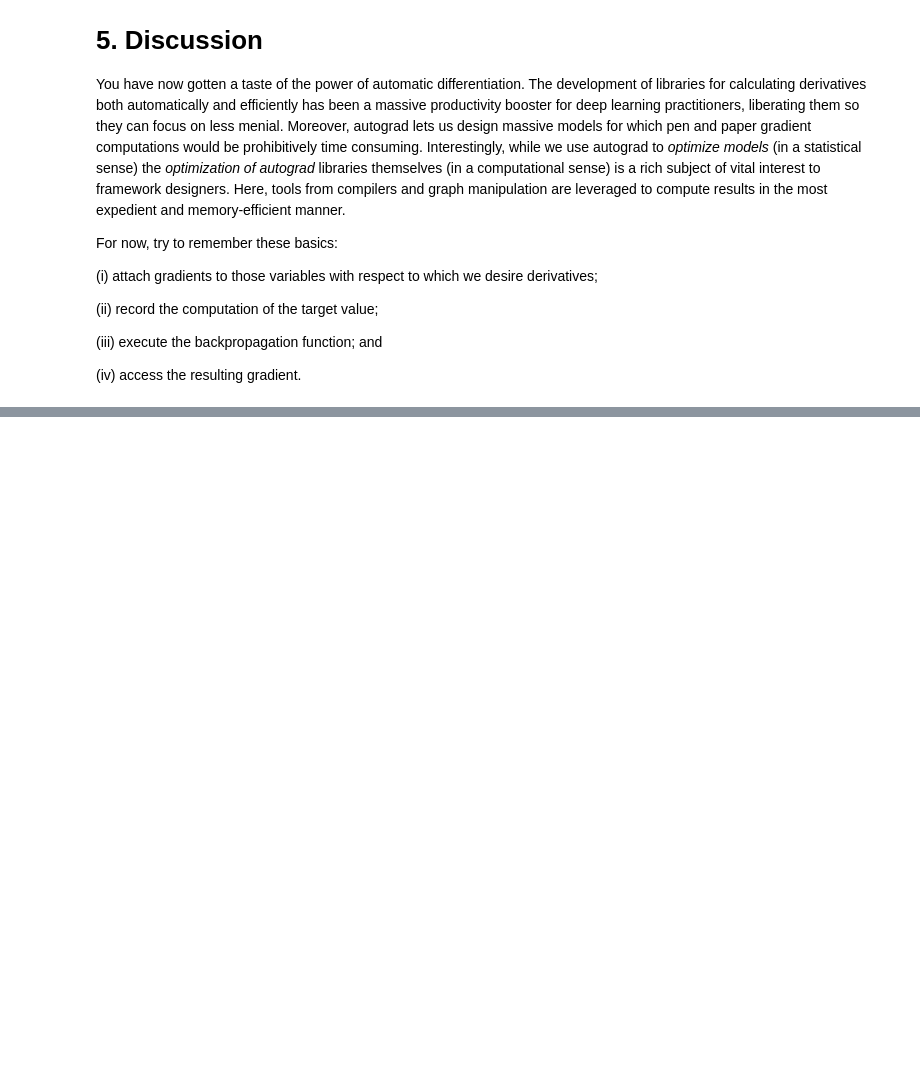
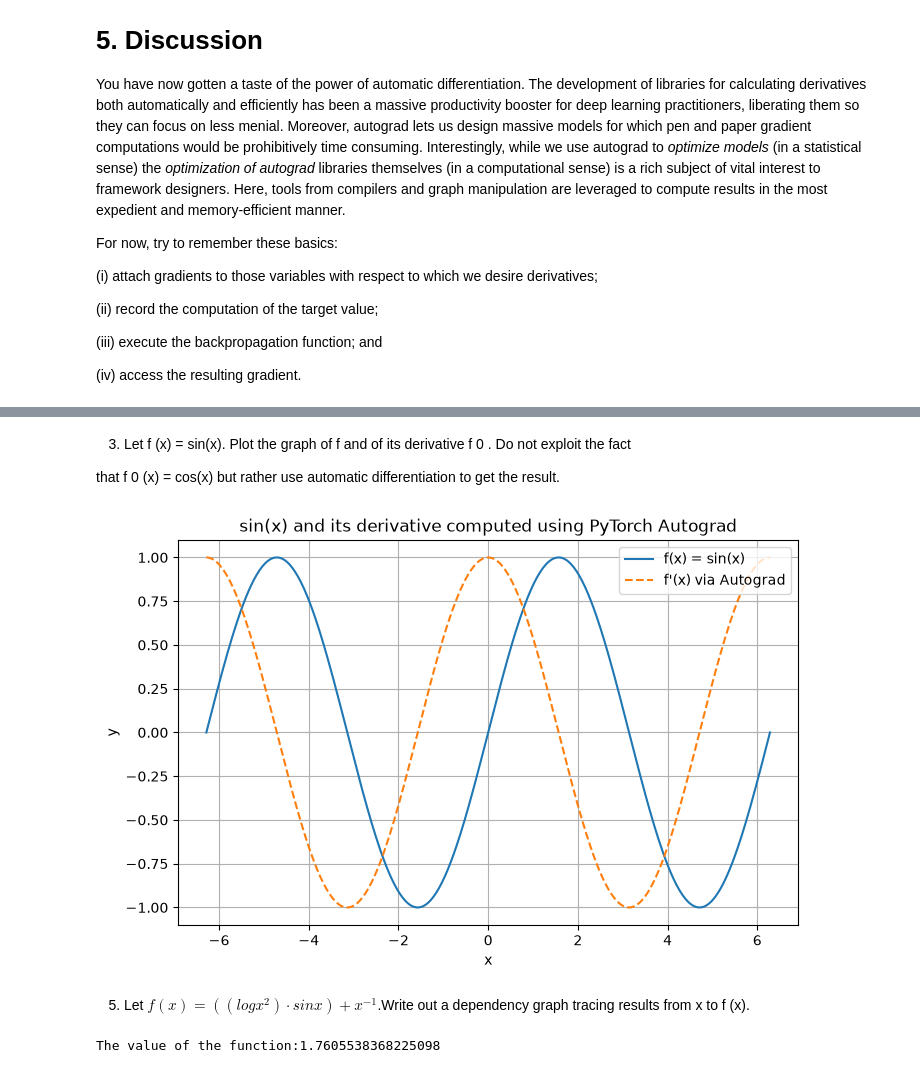
Before and after one commit to Anirudh-rao/Deep-Dive-Deep-Learning, a Jupyter notebook: 1.Preliminaries/5.AutomaticDifferntiation.ipynb, the cells around one changed output, grey strips where cells are left out. Cells and saved outputs as stored; diff of their text form; code cells hidden in the pictures; blank space fills up the shorter version.

Commit message:
Update: AutoGrad Excercises

```diff
--- a/1.Preliminaries/5.AutomaticDifferntiation.ipynb
+++ b/1.Preliminaries/5.AutomaticDifferntiation.ipynb
@@ -163,0 +206,60 @@ to which we desire derivatives;
+# %% [markdown]
+3. Let f (x) = sin(x). Plot the graph of f and of its derivative f
+0
+. Do not exploit the fact
+
+that f
+0
+(x) = cos(x) but rather use automatic differentiation to get the result.
+# %%
+import torch
+import matplotlib.pyplot as plt
+
+
+#Create inputs
+x = torch.linspace(-2 * torch.pi , 2*torch.pi, 400, requires_grad=True)
+
+#Function
+y = torch.sin(x)
+
+
+#Compute derivatives using automatic differentiation
+dy_dx = torch.autograd.grad(
+    outputs= y,
+    inputs = x,
+    grad_outputs=torch.ones_like(y),
+    create_graph=False
+)
+
+#Conver tensors for plotting
+x_np = x.detach().numpy()
+y_np = y.detach().numpy()
+dy_np = dy_dx[0].detach().numpy()
+
+plt.figure(figsize=(8, 5))
+plt.plot(x_np, y_np, label='f(x) = sin(x)')
+plt.plot(x_np, dy_np, '--', label="f'(x) via Autograd")
+plt.xlabel("x")
+plt.ylabel("y")
+plt.title("sin(x) and its derivative computed using PyTorch Autograd")
+plt.grid(True)
+plt.legend()
+plt.show()
+# %% [output]
+[figure, added]
+# %% [markdown]
+5. Let $ f (x) = ( (log x^{2})·sin x) + x^{−1}$.Write out a dependency graph tracing results from x to f (x).
+# %%
+import torch
+
+x = torch.tensor(2.0,requires_grad=True)
+
+a = x**2
+b = torch.log(a)
+c = torch.sin(x)
+d = b * c
+e = x**-1
+f = d + e
+print(f"The value of the function:{f}")
+# %% [output]
+The value of the function:1.7605538368225098
```
Also changed, not shown: parts of 5 cells of this notebook.
